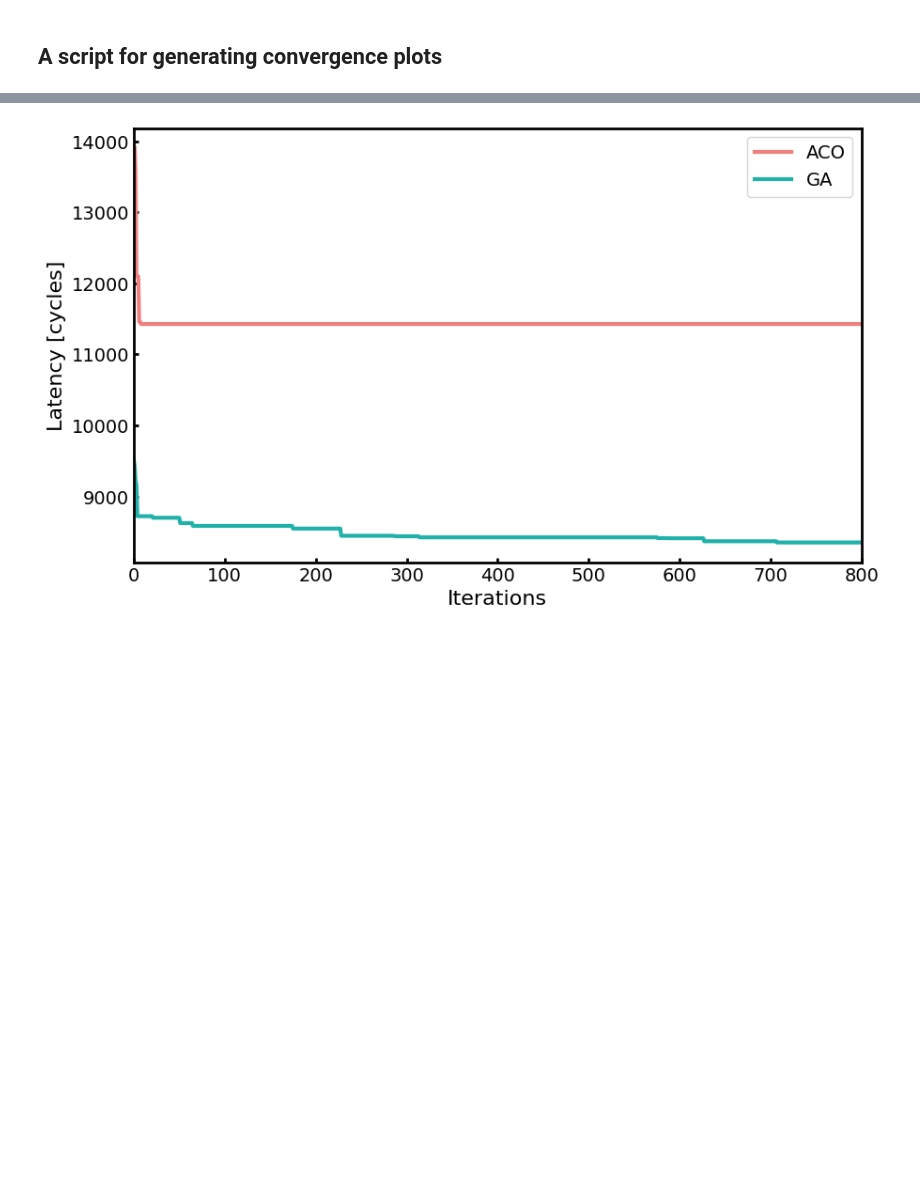
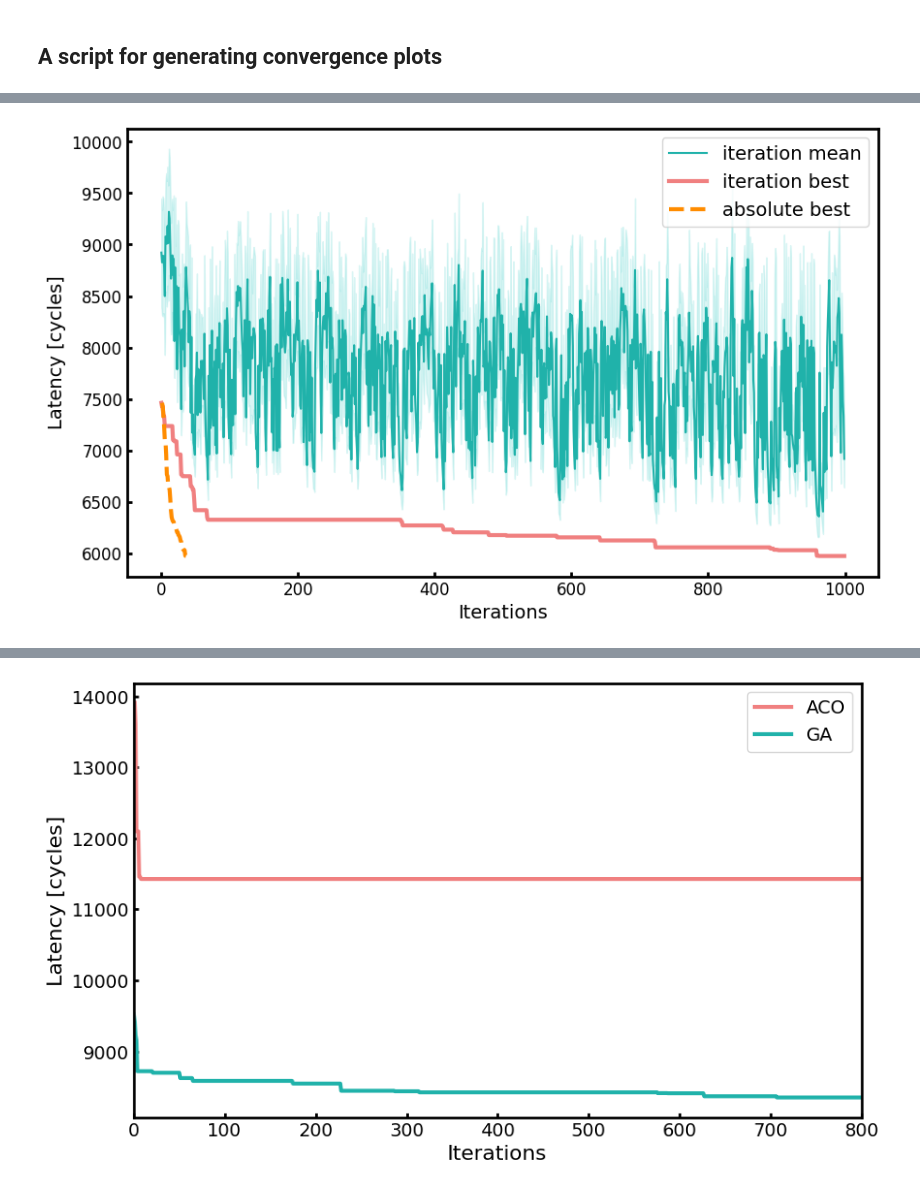
Before and after one commit to jjastrz14/ReNOS, a Jupyter notebook: notebooks/convergence_plots.ipynb, the cells around one changed output, grey strips where cells are left out. Cells and saved outputs as stored; diff of their text form; code cells hidden in the pictures; blank space fills up the shorter version.

```diff
--- a/notebooks/convergence_plots.ipynb
+++ b/notebooks/convergence_plots.ipynb
@@ -44,0 +44,7 @@ plt.show()
+# %%
+# 1k iterations GA LeNet4
+where = '../data/'
+file_name = 'GA_LeNet4_2025-07-15_12-05-12'
+plot_convergence(where + file_name)
+# %% [output]
+[figure, added]
```
Also changed, not shown: parts of 7 cells of this notebook, 4 other files.
